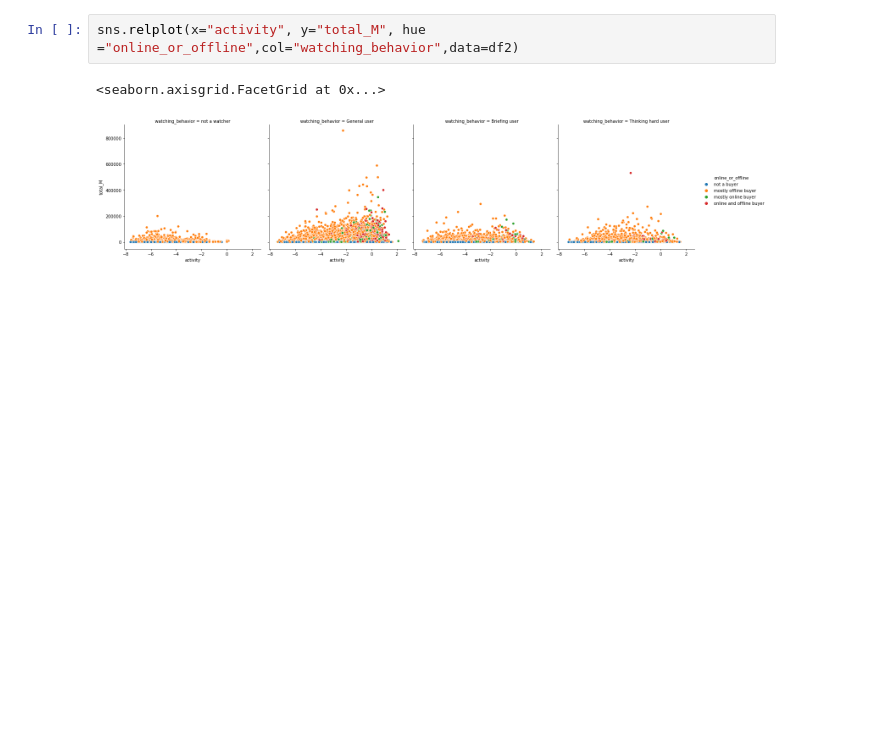
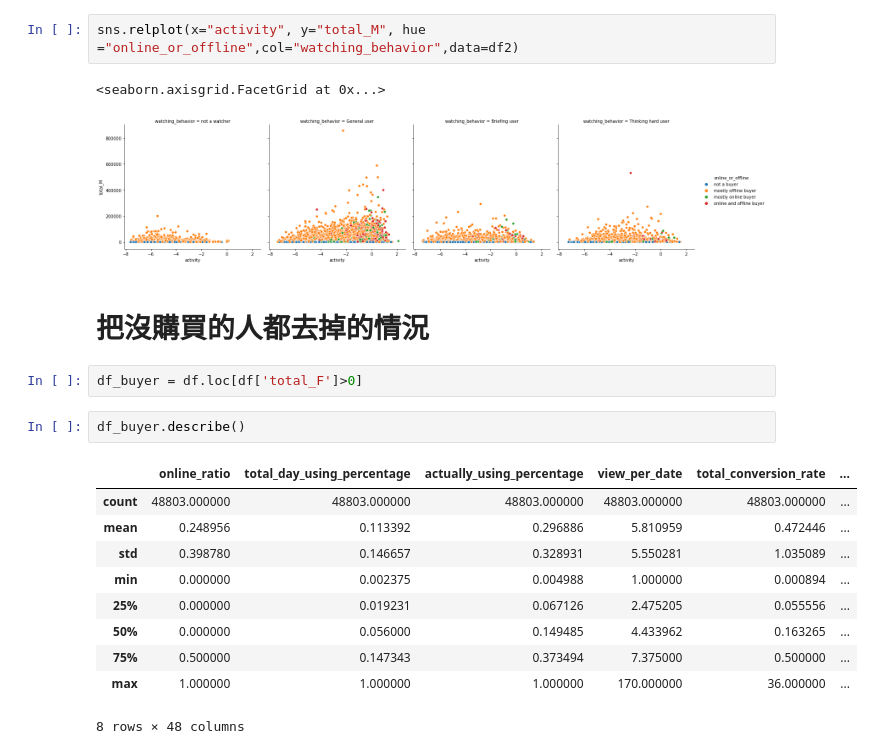
Before and after one commit to GISH123/Python-Project-91App-Market-Data, a Jupyter notebook: features_eda.ipynb, the cells around one changed output. Drawn from its saved outputs; the diff is of its cells as text; blank space fills up the shorter version.

```diff
--- a/features_eda.ipynb
+++ b/features_eda.ipynb
@@ -289,3 +289,20 @@ sns.relplot(x="activity", y="total_M", hue ="online_or_offline",col="watching_be
 # %% [output]
 <seaborn.axisgrid.FacetGrid at 0x...>
 [figure]
+# %% [markdown]
+# 把沒購買的人都去掉的情況
+# %%
+df_buyer = df.loc[df['total_F']>0]
+# %%
+df_buyer.describe()
+# %% [output]
+|  | online_ratio | total_day_using_percentage | actually_using_percentage | view_per_date | total_conversion_rate | ... |
+| count | 48803.000000 | 48803.000000 | 48803.000000 | 48803.000000 | 48803.000000 | ... |
+| mean | 0.248956 | 0.113392 | 0.296886 | 5.810959 | 0.472446 | ... |
+| std | 0.398780 | 0.146657 | 0.328931 | 5.550281 | 1.035089 | ... |
+| min | 0.000000 | 0.002375 | 0.004988 | 1.000000 | 0.000894 | ... |
+| 25% | 0.000000 | 0.019231 | 0.067126 | 2.475205 | 0.055556 | ... |
+| 50% | 0.000000 | 0.056000 | 0.149485 | 4.433962 | 0.163265 | ... |
+| 75% | 0.500000 | 0.147343 | 0.373494 | 7.375000 | 0.500000 | ... |
+| max | 1.000000 | 1.000000 | 1.000000 | 170.000000 | 36.000000 | ... |
+8 rows × 48 columns
```
Also changed, not shown: parts of 1 cell of this notebook.
